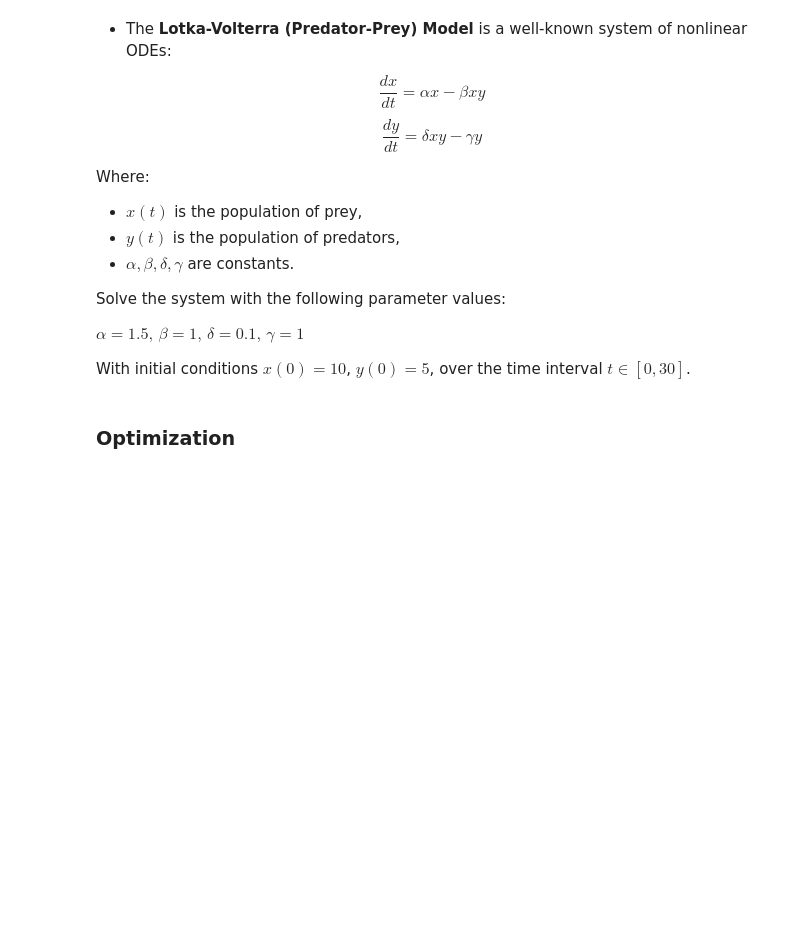
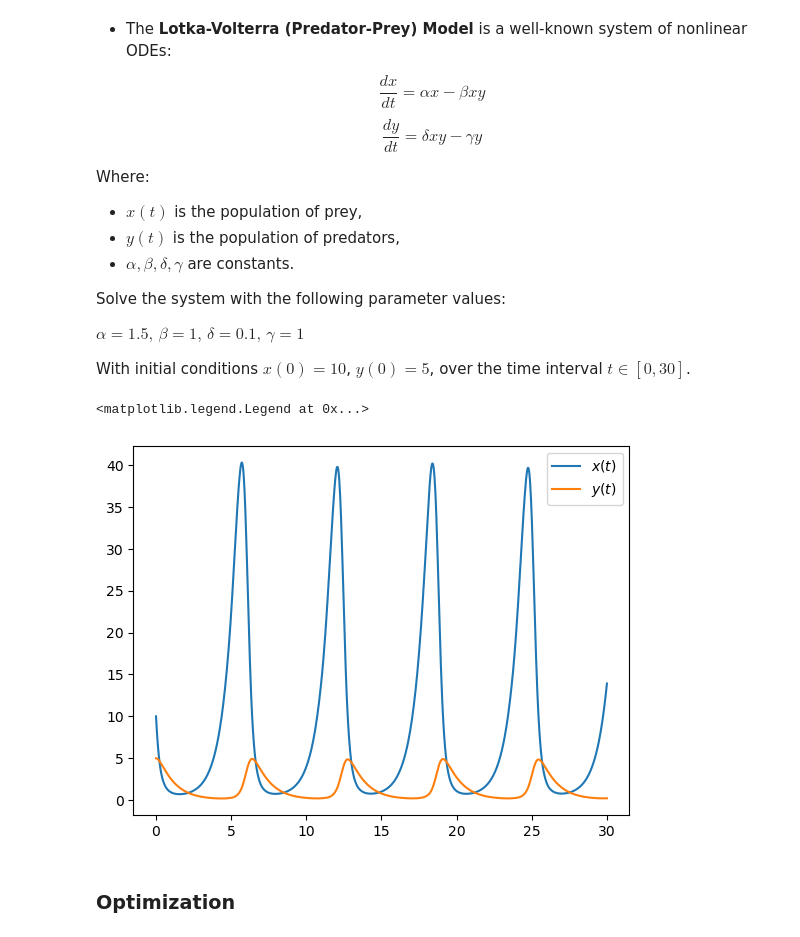
Before and after one commit to julianjica/ScientificComputingI, a Jupyter notebook: Scipy/Scipy.ipynb, the cells around one changed output. Cells and saved outputs as stored; diff of their text form; code cells hidden in the pictures; blank space fills up the shorter version.

```diff
--- a/Scipy/Scipy.ipynb
+++ b/Scipy/Scipy.ipynb
@@ -132,6 +134,20 @@ $
 $
 
 With initial conditions $x(0) = 10$, $y(0) = 5$, over the time interval $t \in [0, 30]$.
+# %%
+alpha, beta, delta, gamma = 1.5, 1, 0.1, 1
+def lotka(t, pos):
+    x, y = pos
+    return [alpha * x - beta * x * y, delta * x * y - gamma * y]
+
+result = solve_ivp(lotka, [0, 30], [10, 5], t_eval = np.linspace(0, 30, 1000))
+# %%
+plt.plot(result.t, result.y[0], label = r"$x(t)$")
+plt.plot(result.t, result.y[1], label = r"$y(t)$")
+plt.legend()
+# %% [output]
+<matplotlib.legend.Legend at 0x...>
+[figure, added]
 # %% [markdown]
 ### Optimization
 # %%
```
Also changed, not shown: parts of 18 cells of this notebook.
